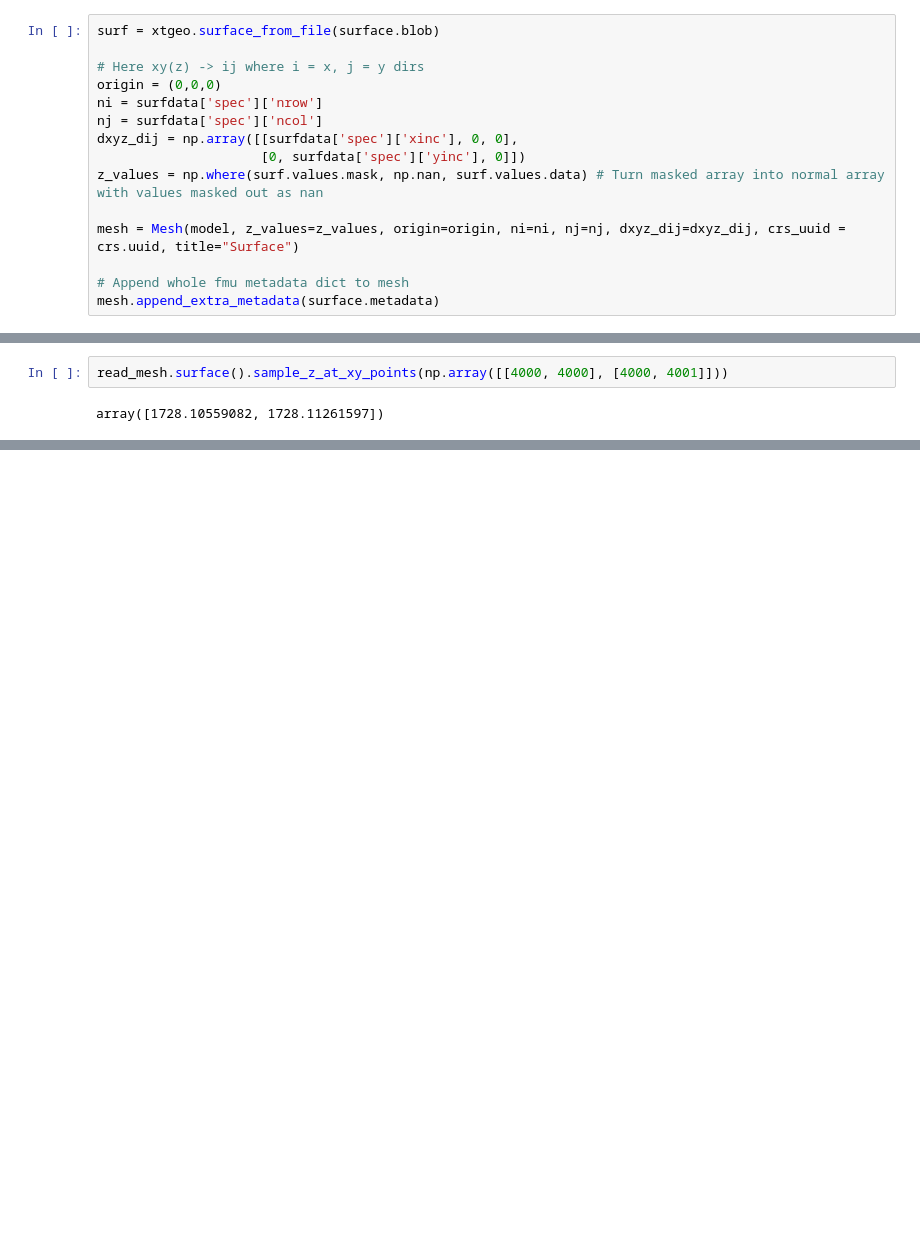
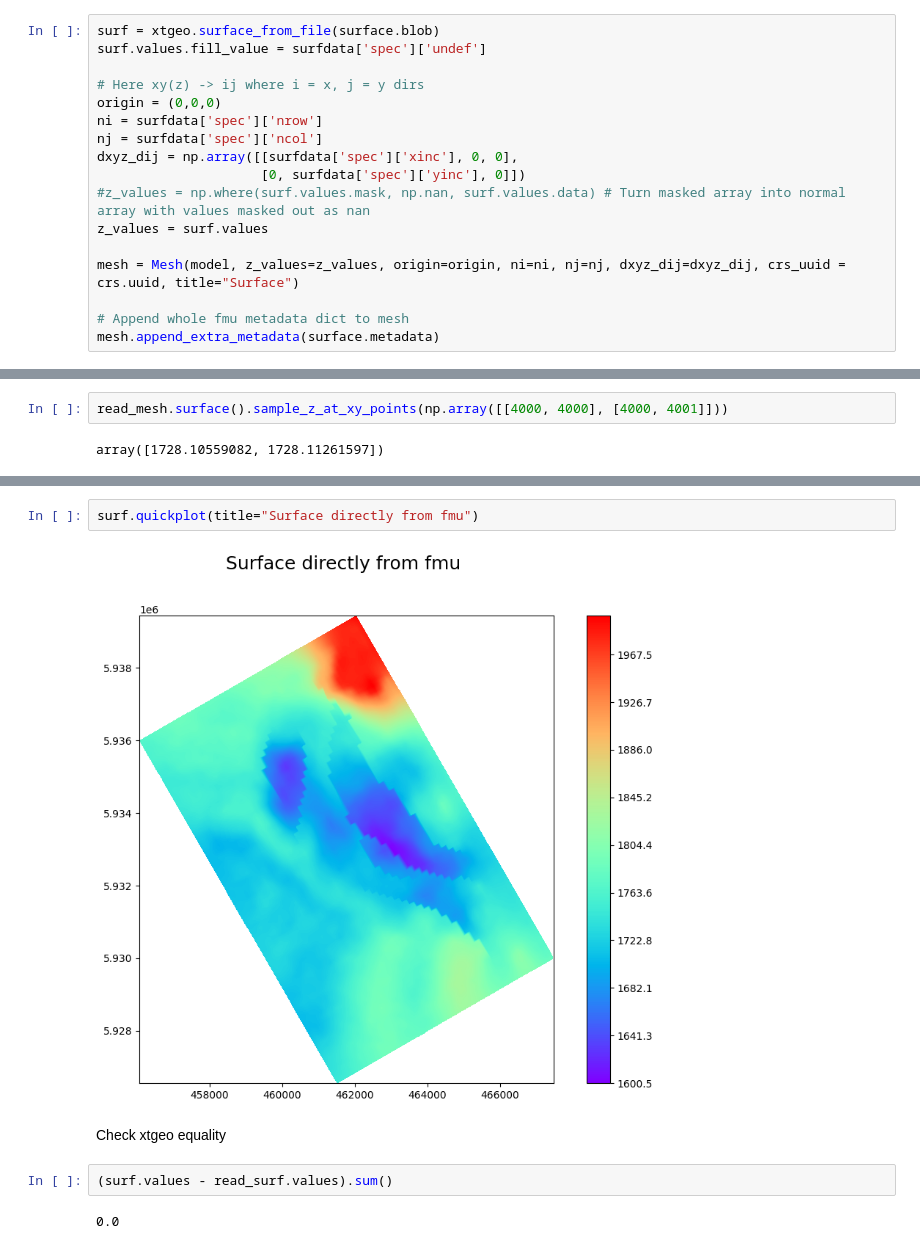
Before and after one commit to equinor/sumo-fmu-to-resqml, a Jupyter notebook: notebooks/test_surface.ipynb, the cells around one changed output, grey strips where cells are left out. Cells and saved outputs as stored; diff of their text form; blank space fills up the shorter version.

```diff
--- a/notebooks/test_surface.ipynb
+++ b/notebooks/test_surface.ipynb
@@ -49,6 +52,7 @@ crs = Crs(model, x_offset=x_offset, y_offset=y_offset, rotation=rotation, title=
 Add a mesh (2d grid) of the surface data to the model
 # %%
 surf = xtgeo.surface_from_file(surface.blob)
+surf.values.fill_value = surfdata['spec']['undef']
 
 # Here xy(z) -> ij where i = x, j = y dirs
 origin = (0,0,0)
@@ -56,7 +60,8 @@ ni = surfdata['spec']['nrow']
 nj = surfdata['spec']['ncol']
 dxyz_dij = np.array([[surfdata['spec']['xinc'], 0, 0],
                      [0, surfdata['spec']['yinc'], 0]])
-z_values = np.where(surf.values.mask, np.nan, surf.values.data) # Turn masked array into normal array with values masked out as nan
+#z_values = np.where(surf.values.mask, np.nan, surf.values.data) # Turn masked array into normal array with values masked out as nan
+z_values = surf.values
 
 mesh = Mesh(model, z_values=z_values, origin=origin, ni=ni, nj=nj, dxyz_dij=dxyz_dij, crs_uuid = crs.uuid, title="Surface")
 
@@ -147,0 +184,10 @@ array([1728.10559082, 1728.11261597])
+# %%
+surf.quickplot(title="Surface directly from fmu")
+# %% [output]
+[figure, added]
+# %% [markdown]
+Check xtgeo equality
+# %%
+(surf.values - read_surf.values).sum()
+# %% [output]
+0.0
```
Also changed, not shown: parts of 12 cells of this notebook, 2 other files.
